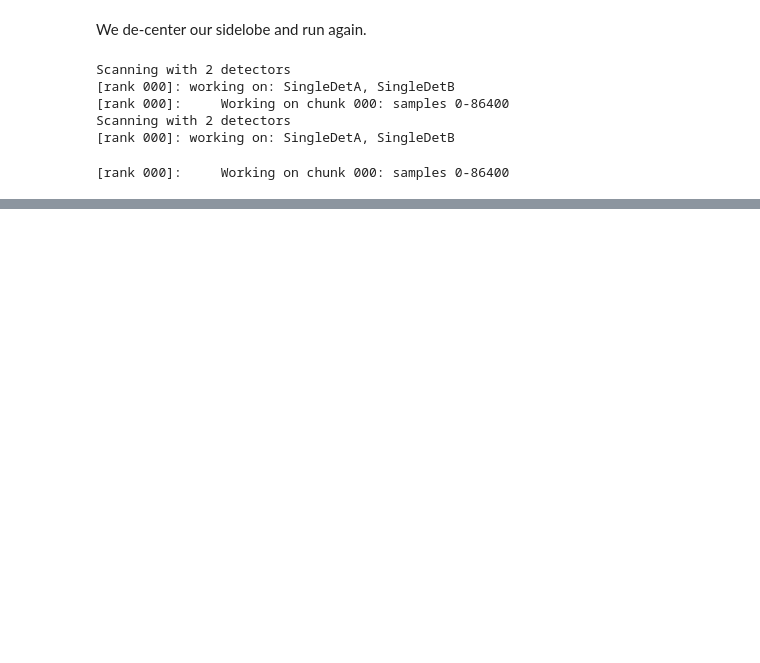
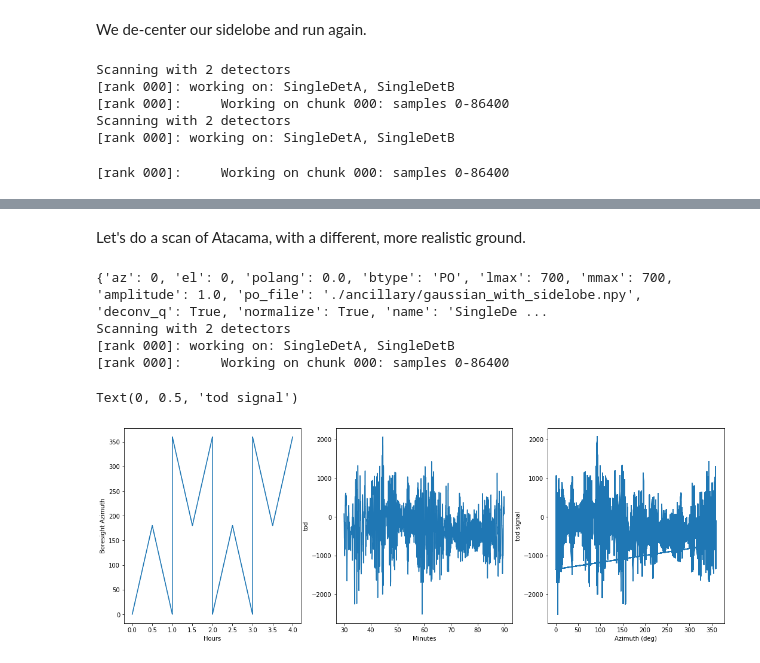
Before and after one commit to AdriJD/beamconv, a Jupyter notebook: notebooks/ground_ssn_scan.ipynb, the cells around one changed output, grey strips where cells are left out. Cells and saved outputs as stored; diff of their text form; code cells hidden in the pictures; blank space fills up the shorter version.

Commit message:
Added a model of the atacama ground at 95GHz

```diff
--- a/notebooks/ground_ssn_scan.ipynb
+++ b/notebooks/ground_ssn_scan.ipynb
@@ -201,0 +202,49 @@ Text(0.5, 1.0, 'Atacama')
+# %% [markdown]
+Let's do a scan of Atacama, with a different, more realistic ground.
+# %%
+gata = hp.read_map('./ancillary/ground_ata95.fits')
+alm = hp.map2alm([gata, np.zeros_like(gata), np.zeros_like(gata)], lmax = lmax)
+
+beam_opts['po_file']='./ancillary/gaussian_with_sidelobe.npy'
+with open(beam_file, 'wb') as handle:
+    pickle.dump(beam_opts, handle, protocol=pickle.HIGHEST_PROTOCOL)
+
+t0 = time.time()
+qpo = qp.QPoint()
+az0 = 0.
+el0 = 50.
+az_throw   = 360.
+scan_speed = 0.1
+nsamp = 3600*24
+
+ra0ata, dec0ata, _, _ = qpo.azel2radec(0,0,0, [az0], [el0], [0.], [0.], [-67.78], [-22.95], [t0])
+
+sata = ScanStrategy(nsamp, # mission duration in sec.
+                  sample_rate=1, # 1 Hz sample rate
+                  location='atacama') # Atacama instrument
+sata.load_focal_plane('./ancillary', no_pairs=True)
+sata.scan_instrument_mpi(alm, verbose=1, ra0=ra0ata, dec0=dec0ata, az_throw=az_throw,
+                       nside_spin=nside_spin, max_spin=5, binning=False, ground_scan=True,
+                       scan_speed=scan_speed, el_min=0, check_interval=nsamp)#Reduce repointing that way
+sata_tod = sata.tod.copy()
+sata_pix = sata.pix.copy()
+# %% [output]
+{'az': 0, 'el': 0, 'polang': 0.0, 'btype': 'PO', 'lmax': 700, 'mmax': 700, 'amplitude': 1.0, 'po_file': './ancillary/gaussian_with_sidelobe.npy', 'deconv_q': True, 'normalize': True, 'name': 'SingleDe ...
+Scanning with 2 detectors
+[rank 000]: working on: SingleDetA, SingleDetB
+[rank 000]:     Working on chunk 000: samples 0-86400
+# %%
+az_ata, el_ata = hp.pix2ang(nside, sata_pix, lonlat=True)
+fig, ax =plt.subplots(1,3, figsize=(18,6))
+ax[0].plot(np.arange(3600*4)/3600., az_ata[:3600*4])
+ax[0].set_xlabel("Hours")
+ax[0].set_ylabel("Boresight Azimuth")
+ax[1].plot(np.arange(1800, 5400)/60., sata_tod[1800:5400])
+ax[1].set_xlabel("Minutes")
+ax[1].set_ylabel("tod")
+ax[2].plot(az_ata, sata_tod)
+ax[2].set_xlabel("Azimuth (deg)")
+ax[2].set_ylabel("tod signal")
+# %% [output]
+Text(0, 0.5, 'tod signal')
+[figure, added]
```
Also changed, not shown: parts of 3 cells of this notebook, 2 other files.
